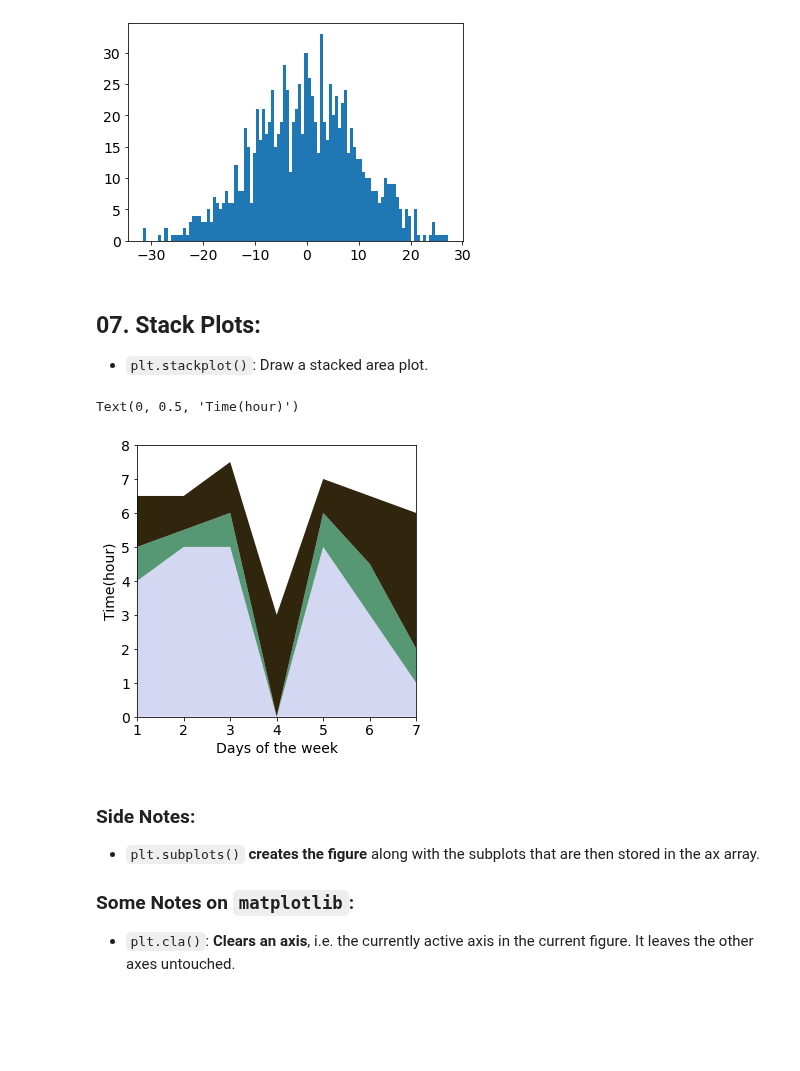
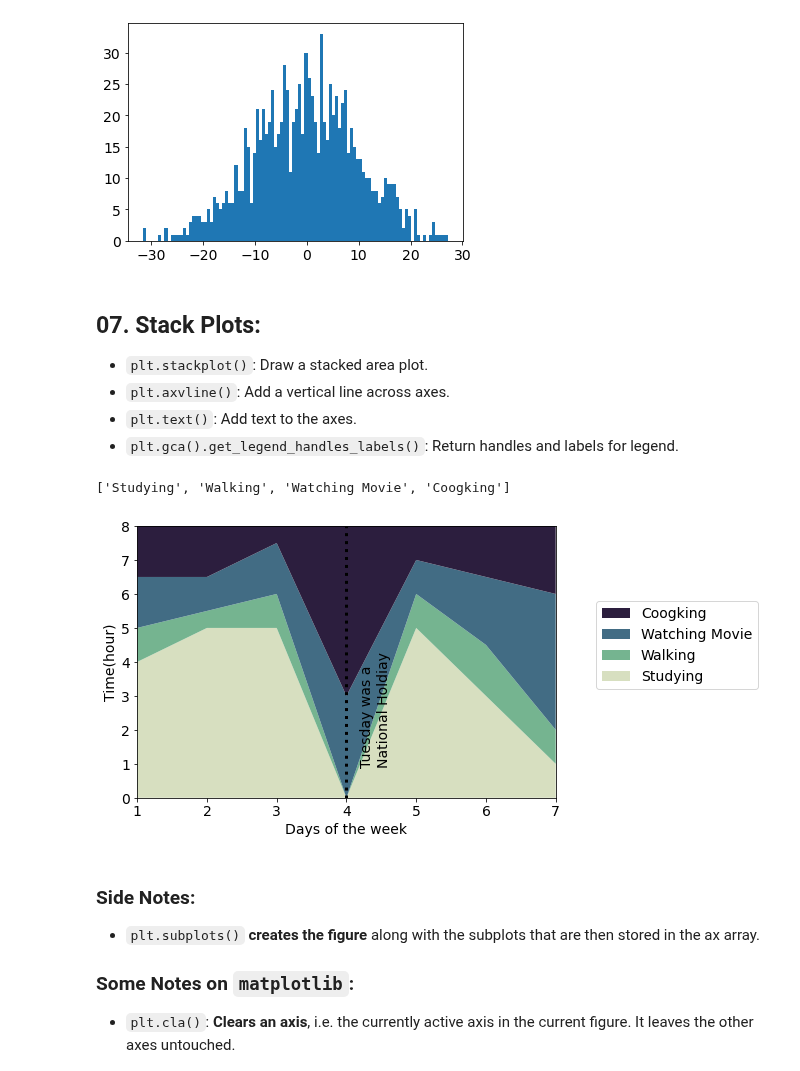
Before and after one commit to DavoodSZ1993/Python_Tutorial, a Jupyter notebook: 1_matplotlib_plots.ipynb, the cells around one changed output. Cells and saved outputs as stored; diff of their text form; code cells hidden in the pictures; blank space fills up the shorter version.

```diff
--- a/1_matplotlib_plots.ipynb
+++ b/1_matplotlib_plots.ipynb
@@ -209,25 +209,39 @@ plt.hist(dist_data, bins=100);
 ## 07. Stack Plots:
 
 * `plt.stackplot()`: Draw a stacked area plot.
+* `plt.axvline()`: Add a vertical line across axes.
+* `plt.text()`: Add text to the axes.
+* `plt.gca().get_legend_handles_labels()`: Return handles and labels for legend.
 # %%
 days = [1, 2, 3, 4, 5, 6, 7]
 
+activities = ['Studying', 'Walking', 'Watching Movie', 'Coogking']
 studying = [4, 5, 5, 0, 5, 3, 1]
 walking = [1, 0.5, 1, 0, 1, 1.5, 1]
 watching_movie = [1.5, 1, 1.5, 3, 1, 2, 4]
+cooking = [8 - (studying[i] + walking[i] + watching_movie[i]) for i in range(len(days))]
 
-plt.figure(1, figsize=(5,5))
-colors = sns.cubehelix_palette(3, start=1, rot=0.75)
-plt.stackplot(days, studying, walking, watching_movie, colors=colors)
+plt.figure(1, figsize=(7.5,5))
+colors = sns.cubehelix_palette(4, start=0.5, rot=-0.75)
+plt.stackplot(days, studying, walking, watching_movie, cooking, labels=activities, colors=colors)
 
 plt.xlim([1, 7])
 plt.ylim([0, 8])
-
 plt.xlabel('Days of the week', fontsize=14)
 plt.ylabel('Time(hour)', fontsize=14)
+
+plt.axvline(x=4, linestyle='dotted', linewidth=3, color='black')
+plt.text(4.2, 1, 'Tuesday was a \nNational Holdiay', rotation=90)
+
+current_handles, current_labels = plt.gca().get_legend_handles_labels()
+plt.legend(list(reversed(current_handles)), list(reversed(current_labels)),
+           bbox_to_anchor=(1.5, 0.75), fontsize=14)
+
+plt.savefig('../data1', dpi=300, bbox_inches='tight')
+current_labels
 # %% [output]
-Text(0, 0.5, 'Time(hour)')
+['Studying', 'Walking', 'Watching Movie', 'Coogking']
-[figure, old version]
+[figure, new version]
 # %% [markdown]
 ### Side Notes:
 * `plt.subplots()` **creates the figure** along with the subplots that are then stored in the ax array.
```
